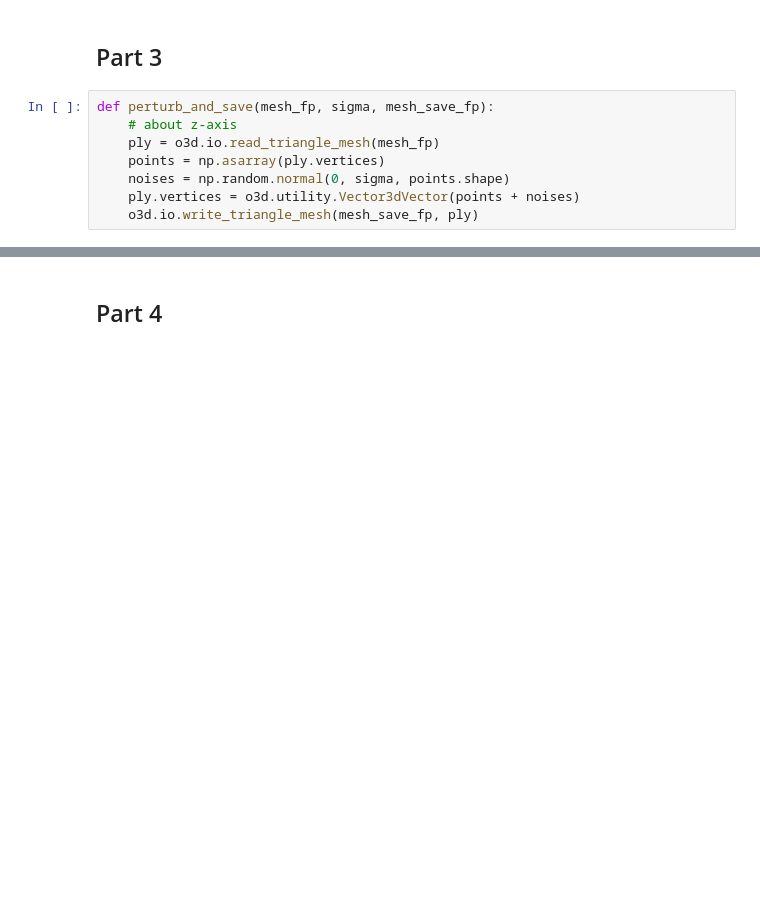
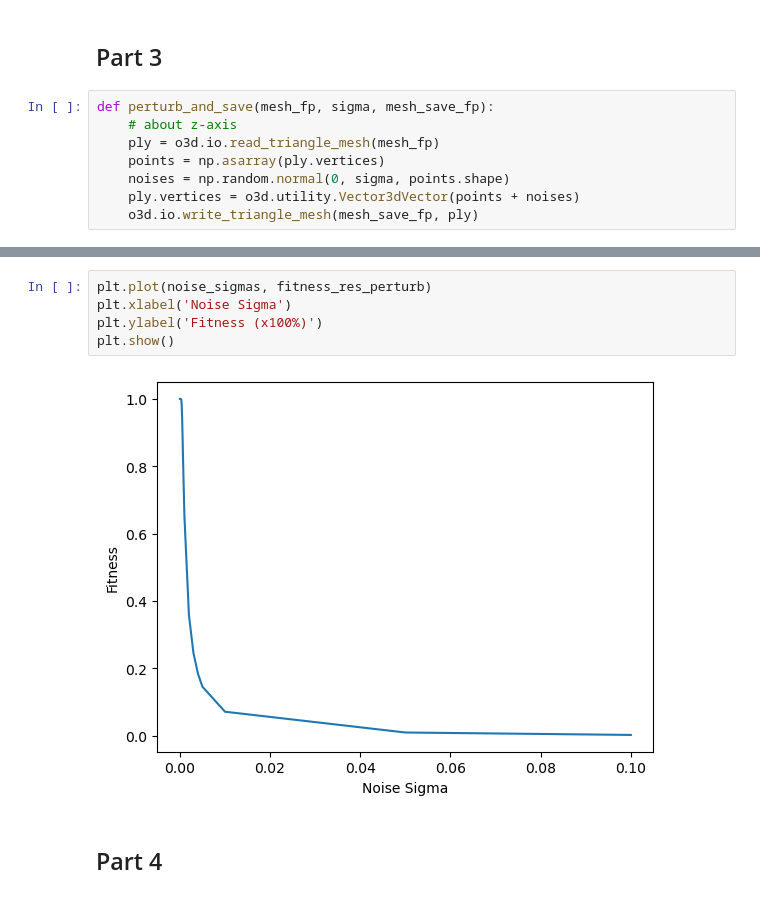
Before and after one commit to lucieniii/UCL-APG-2022, a Jupyter notebook: cw1/cw1.ipynb, the cells around one changed output, grey strips where cells are left out. Saved outputs shown, nothing was run; the diff lists cells and outputs as text; blank space fills up the shorter version.

```diff
--- a/cw1/cw1.ipynb
+++ b/cw1/cw1.ipynb
@@ -245,3 +262,10 @@ Access transformation to get result.
+# %%
+plt.plot(noise_sigmas, fitness_res_perturb)
+plt.xlabel('Noise Sigma')
+plt.ylabel('Fitness (x100%)')
+plt.show()
+# %% [output]
+[figure, added]
 # %% [markdown]
 ## Part 4
 # %%
```
Also changed, not shown: parts of 8 cells of this notebook.
